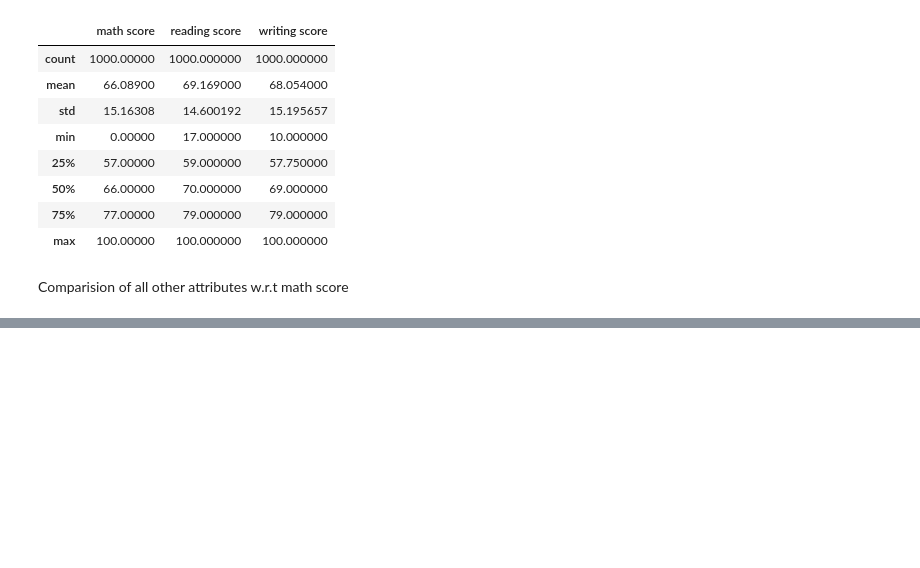
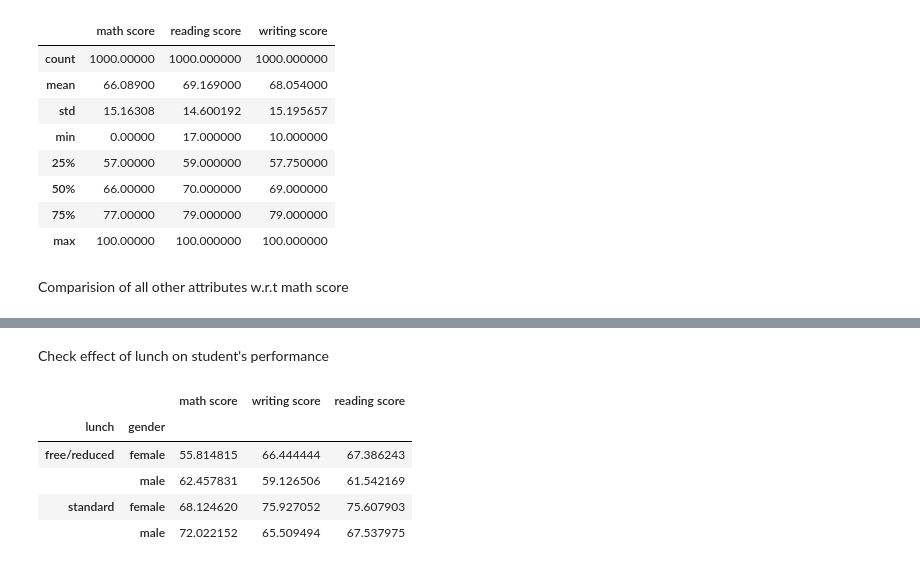
Before and after one commit to Kushal-Chandar/statistics-student-performance-analysis, a Jupyter notebook: app.ipynb, the cells around one changed output, grey strips where cells are left out. Saved outputs shown, nothing was run; the diff lists cells and outputs as text; code cells hidden in the pictures; blank space fills up the shorter version.

```diff
--- a/app.ipynb
+++ b/app.ipynb
@@ -85,0 +109,12 @@ Target looks like regression
+# %% [markdown]
+Check effect of lunch on student's performance
+# %%
+data[['lunch','gender','math score','writing score',
+      'reading score']].groupby(['lunch','gender']).agg('mean')
+# %% [output]
+|  |  | math score | writing score | reading score |
+| lunch | gender |  |  |  |
+| free/reduced | female | 55.814815 | 66.444444 | 67.386243 |
+|  | male | 62.457831 | 59.126506 | 61.542169 |
+| standard | female | 68.124620 | 75.927052 | 75.607903 |
+|  | male | 72.022152 | 65.509494 | 67.537975 |
```
Also changed, not shown: parts of 6 cells of this notebook, 2 other files.
